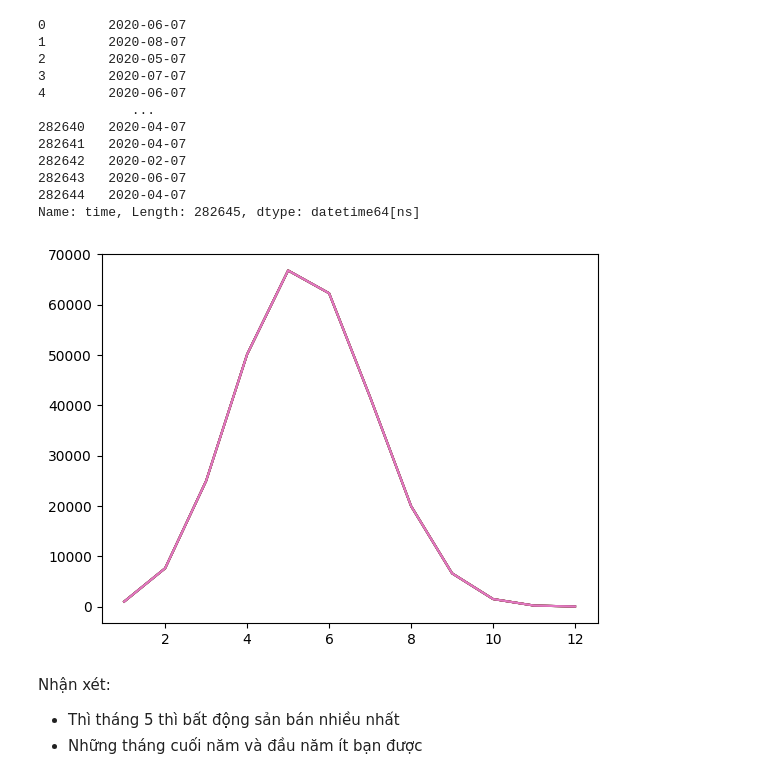
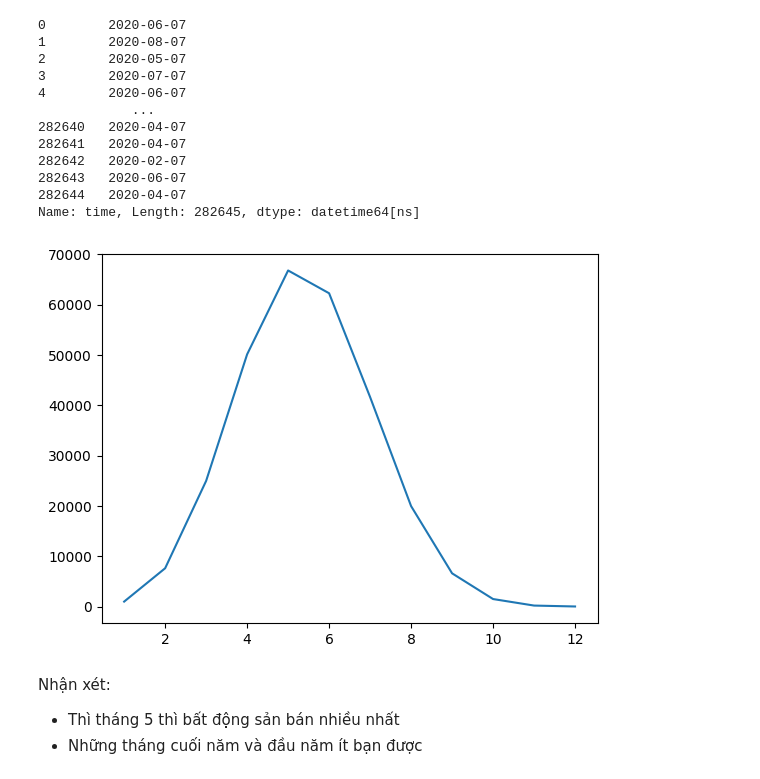
Before and after one commit to sjsjsmsmsj/TKMT, a Jupyter notebook: OnThiGiuaKi/De12/de12.ipynb, the cells around one changed output. Drawn from its saved outputs; the diff is of its cells as text; code cells hidden in the pictures.

```diff
--- a/OnThiGiuaKi/De12/de12.ipynb
+++ b/OnThiGiuaKi/De12/de12.ipynb
@@ -213,16 +216,16 @@ Name: time, Length: 282645, dtype: datetime64[ns]
 # %%
 # đề vẽbiểuđồthểhiệnsốlượng
 # bất động sản được bán theo từng tháng trong
 # năm 2020 và đưa ra nhận xét
 
 # chọn năm 2020 trước
 chon_2020 = df[df['time'].dt.year == 2020]
-# theo từng tháng (thì groupby theo tháng) thì bạn chỉ cần count (để đếm số dòng theo mỗi nhóm)
-theo_thang = chon_2020.groupby(chon_2020['time'].dt.month).count()
+# theo từng tháng (thì groupby theo tháng) thì bạn chỉ cần size (để đếm số dòng theo mỗi nhóm)
+theo_thang = chon_2020.groupby(chon_2020['time'].dt.month).size()
 plt.plot(theo_thang)
 plt.show()
 # %% [output]
-[figure, old version]
+[figure, new version]
 # %% [markdown]
 Nhận xét:
 - Thì tháng 5 thì bất động sản bán nhiều nhất
```
Also changed, not shown: parts of 4 cells of this notebook.
